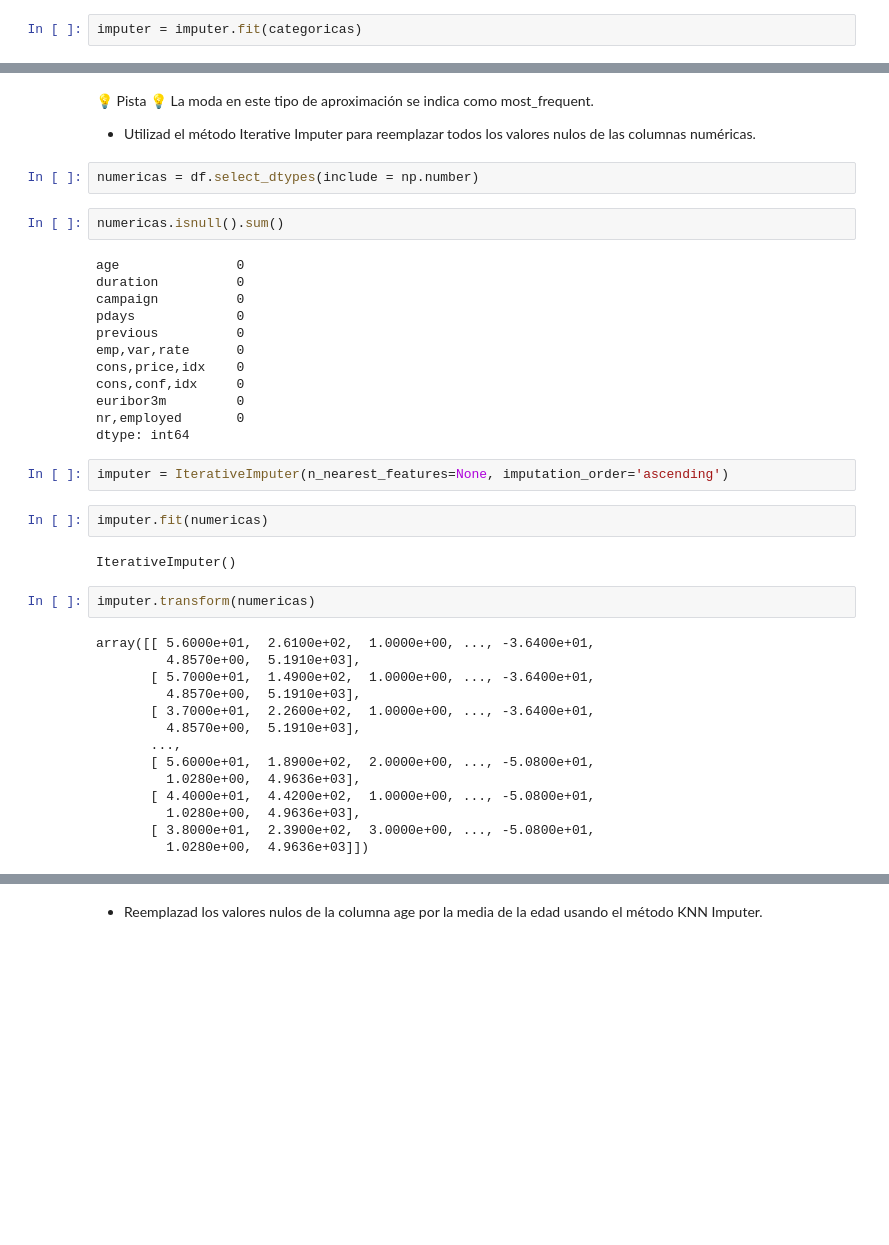
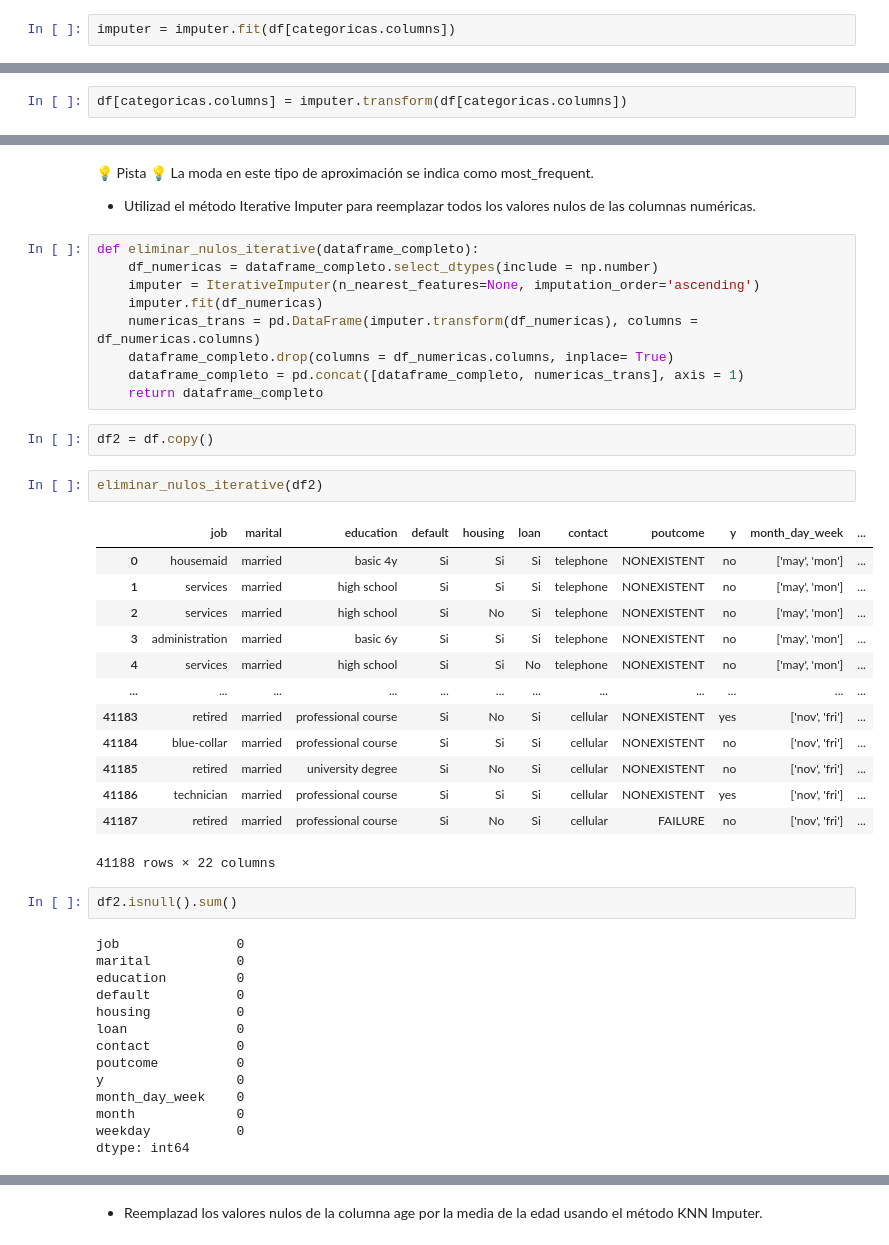
Before and after one commit to Adalab/promo_d_da_modulo2_sprint2_Anna-Estibaliz, a Jupyter notebook: pair_programming_limpieza5.ipynb, the cells around one changed output, grey strips where cells are left out. Drawn from its saved outputs; the diff is of its cells as text; blank space fills up the shorter version.

```diff
--- a/pair_programming_limpieza5.ipynb
+++ b/pair_programming_limpieza5.ipynb
@@ -77,4 +77,4 @@ categoricas
 # %%
 imputer = SimpleImputer(strategy='most_frequent', missing_values=np.nan)
 # %%
-imputer = imputer.fit(categoricas)
+imputer = imputer.fit(df[categoricas.columns])
@@ -114,0 +81,2 @@ dtype: int64
+# %%
+df[categoricas.columns] = imputer.transform(df[categoricas.columns])
@@ -117,41 +107,46 @@ dtype: int64
 💡 Pista 💡 La moda en este tipo de aproximación se indica como most_frequent.
 
 - Utilizad el método Iterative Imputer para reemplazar todos los valores nulos de las columnas numéricas.
-# %%
-numericas = df.select_dtypes(include = np.number)
+# %%
+def eliminar_nulos_iterative(dataframe_completo):
+    df_numericas = dataframe_completo.select_dtypes(include = np.number)
+    imputer = IterativeImputer(n_nearest_features=None, imputation_order='ascending')
+    imputer.fit(df_numericas)
+    numericas_trans = pd.DataFrame(imputer.transform(df_numericas), columns = df_numericas.columns)
+    dataframe_completo.drop(columns = df_numericas.columns, inplace= True)
+    dataframe_completo = pd.concat([dataframe_completo, numericas_trans], axis = 1)
+    return dataframe_completo
+# %%
+df2 = df.copy()
+# %%
+eliminar_nulos_iterative(df2)
+# %% [output]
+|  | job | marital | education | default | housing | loan | contact | poutcome | y | month_day_week | ... |
+| 0 | housemaid | married | basic 4y | Si | Si | Si | telephone | NONEXISTENT | no | ['may', 'mon'] | ... |
+| 1 | services | married | high school | Si | Si | Si | telephone | NONEXISTENT | no | ['may', 'mon'] | ... |
+| 2 | services | married | high school | Si | No | Si | telephone | NONEXISTENT | no | ['may', 'mon'] | ... |
+| 3 | administration | married | basic 6y | Si | Si | Si | telephone | NONEXISTENT | no | ['may', 'mon'] | ... |
+| 4 | services | married | high school | Si | Si | No | telephone | NONEXISTENT | no | ['may', 'mon'] | ... |
+| ... | ... | ... | ... | ... | ... | ... | ... | ... | ... | ... | ... |
+| 41183 | retired | married | professional course | Si | No | Si | cellular | NONEXISTENT | yes | ['nov', 'fri'] | ... |
+| 41184 | blue-collar | married | professional course | Si | Si | Si | cellular | NONEXISTENT | no | ['nov', 'fri'] | ... |
+| 41185 | retired | married | university degree | Si | No | Si | cellular | NONEXISTENT | no | ['nov', 'fri'] | ... |
+| 41186 | technician | married | professional course | Si | Si | Si | cellular | NONEXISTENT | yes | ['nov', 'fri'] | ... |
+| 41187 | retired | married | professional course | Si | No | Si | cellular | FAILURE | no | ['nov', 'fri'] | ... |
+41188 rows × 22 columns
 # %%
-numericas.isnull().sum()
+df2.isnull().sum()
 # %% [output]
-age               0
-duration          0
-campaign          0
-pdays             0
-previous          0
-emp,var,rate      0
-cons,price,idx    0
-cons,conf,idx     0
-euribor3m         0
-nr,employed       0
+job               0
+marital           0
+education         0
+default           0
+housing           0
+loan              0
+contact           0
+poutcome          0
+y                 0
+month_day_week    0
+month             0
+weekday           0
 dtype: int64
-# %%
-imputer = IterativeImputer(n_nearest_features=None, imputation_order='ascending')
-# %%
-imputer.fit(numericas)
-# %% [output]
-IterativeImputer()
-# %%
-imputer.transform(numericas)
-# %% [output]
-array([[ 5.6000e+01,  2.6100e+02,  1.0000e+00, ..., -3.6400e+01,
-         4.8570e+00,  5.1910e+03],
-       [ 5.7000e+01,  1.4900e+02,  1.0000e+00, ..., -3.6400e+01,
-         4.8570e+00,  5.1910e+03],
-       [ 3.7000e+01,  2.2600e+02,  1.0000e+00, ..., -3.6400e+01,
-         4.8570e+00,  5.1910e+03],
-       ...,
-       [ 5.6000e+01,  1.8900e+02,  2.0000e+00, ..., -5.0800e+01,
-         1.0280e+00,  4.9636e+03],
-       [ 4.4000e+01,  4.4200e+02,  1.0000e+00, ..., -5.0800e+01,
-         1.0280e+00,  4.9636e+03],
-       [ 3.8000e+01,  2.3900e+02,  3.0000e+00, ..., -5.0800e+01,
-         1.0280e+00,  4.9636e+03]])
```
Also changed, not shown: parts of 30 cells of this notebook, 2 other files.
